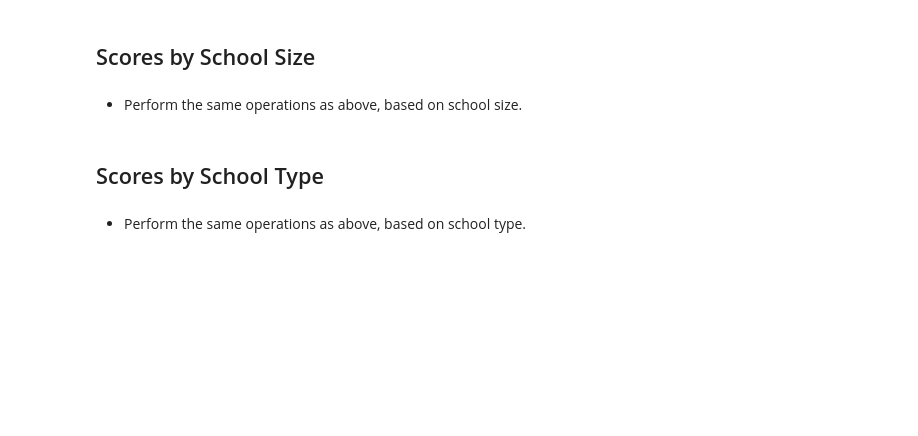
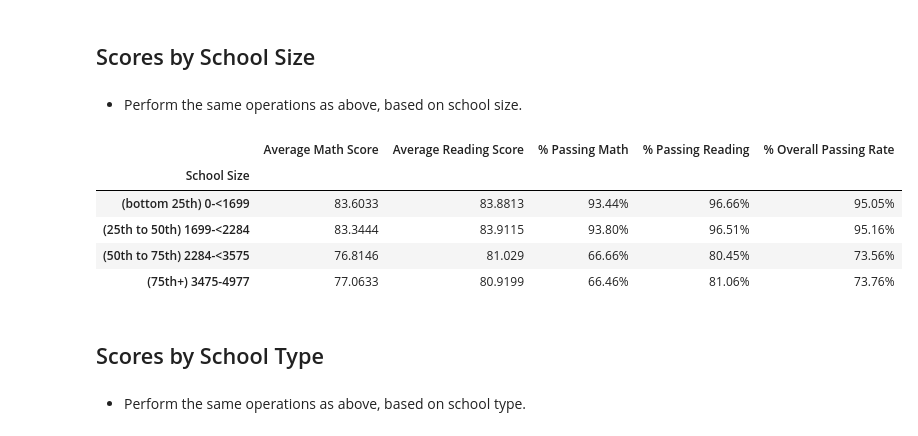
Before and after one commit to KellySKwon/Homework, a Jupyter notebook: Homework4/PyCitySchools_starter.ipynb, the cells around one changed output. Cells and saved outputs as stored; diff of their text form; code cells hidden in the pictures; blank space fills up the shorter version.

```diff
--- a/Homework4/PyCitySchools_starter.ipynb
+++ b/Homework4/PyCitySchools_starter.ipynb
@@ -416,3 +478,27 @@ group_names = ["Small (<1000)", "Medium (1000-2000)", "Large (2000-5000)"]
+# %%
+#Create bins by quartiles
+#School size
+size_bins = [0, 1699, 2284, 3475, 4977]
+size_labels = ["(bottom 25th) 0-<1699", "(25th to 50th) 1699-<2284", "(50th to 75th) 2284-<3575", "(75th+) 3475-4977"]
+# %%
+#Add size ranges
+schoolScores["School Size"] = pd.cut(schoolScores["Total Students"],bins=size_bins,labels=size_labels,right=False)
+schoolSize = schoolScores.groupby('School Size').mean()[[
+    'Average Math Score','Average Reading Score','% Passing Math','% Passing Reading','% Overall Passing Rate']]
+
+#Cleaner formatting
+schoolSize.style.format({
+    '% Passing Math':  '{0:,.2f}%',
+    '% Passing Reading': '{0:,.2f}%',
+    '% Overall Passing Rate': '{0:,.2f}%'
+})
+# %% [output]
+|  | Average Math Score | Average Reading Score | % Passing Math | % Passing Reading | % Overall Passing Rate |
+| School Size |  |  |  |  |  |
+| (bottom 25th) 0-<1699 | 83.6033 | 83.8813 | 93.44% | 96.66% | 95.05% |
+| (25th to 50th) 1699-<2284 | 83.3444 | 83.9115 | 93.80% | 96.51% | 95.16% |
+| (50th to 75th) 2284-<3575 | 76.8146 | 81.029 | 66.66% | 80.45% | 73.56% |
+| (75th+) 3475-4977 | 77.0633 | 80.9199 | 66.46% | 81.06% | 73.76% |
 # %% [markdown]
 ## Scores by School Type
 # %% [markdown]
```
Also changed, not shown: parts of 11 cells of this notebook.
